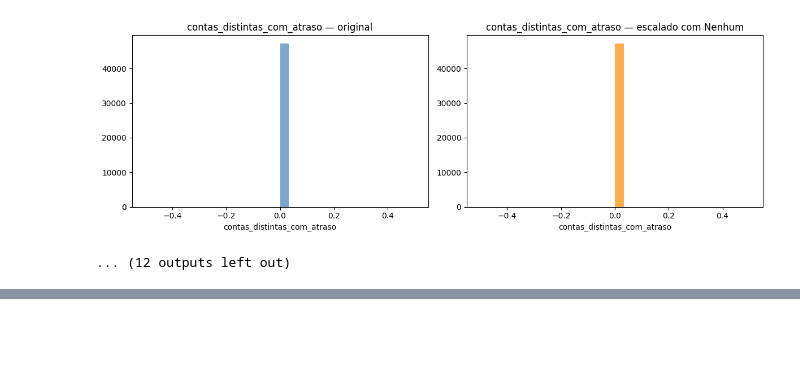
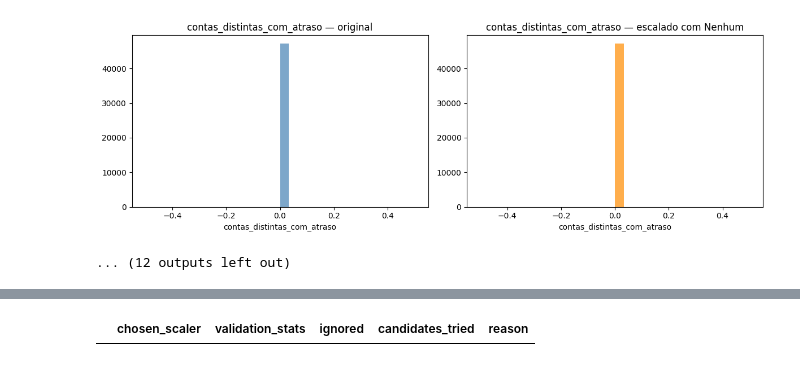
Before and after one commit to joaaomaia/DynamicScaler, a Jupyter notebook: example.ipynb, the cells around one changed output, grey strips where cells are left out. Cells and saved outputs as stored; diff of their text form; code cells hidden in the pictures; blank space fills up the shorter version.

```diff
--- a/example.ipynb
+++ b/example.ipynb
@@ -153,7 +154,10 @@ X_train_scaled = scaler_cv.transform(df_train[num_cols], return_df=True)
 
 X_test_scaled = scaler_cv.transform(df_test[num_cols], return_df=True)
 # %%
-scaler_cv.report_as_df()['validation_stats']
+report_scaler = scaler_cv.report_as_df()
+report_scaler[report_scaler['chosen_scaler']!='None']
+# %% [output]
+|  | chosen_scaler | validation_stats | ignored | candidates_tried | reason |
 # %%
 # Relatório das decisões
 print("\nResumo das decisões por feature:")
```
Also changed, not shown: parts of 4 cells of this notebook.
